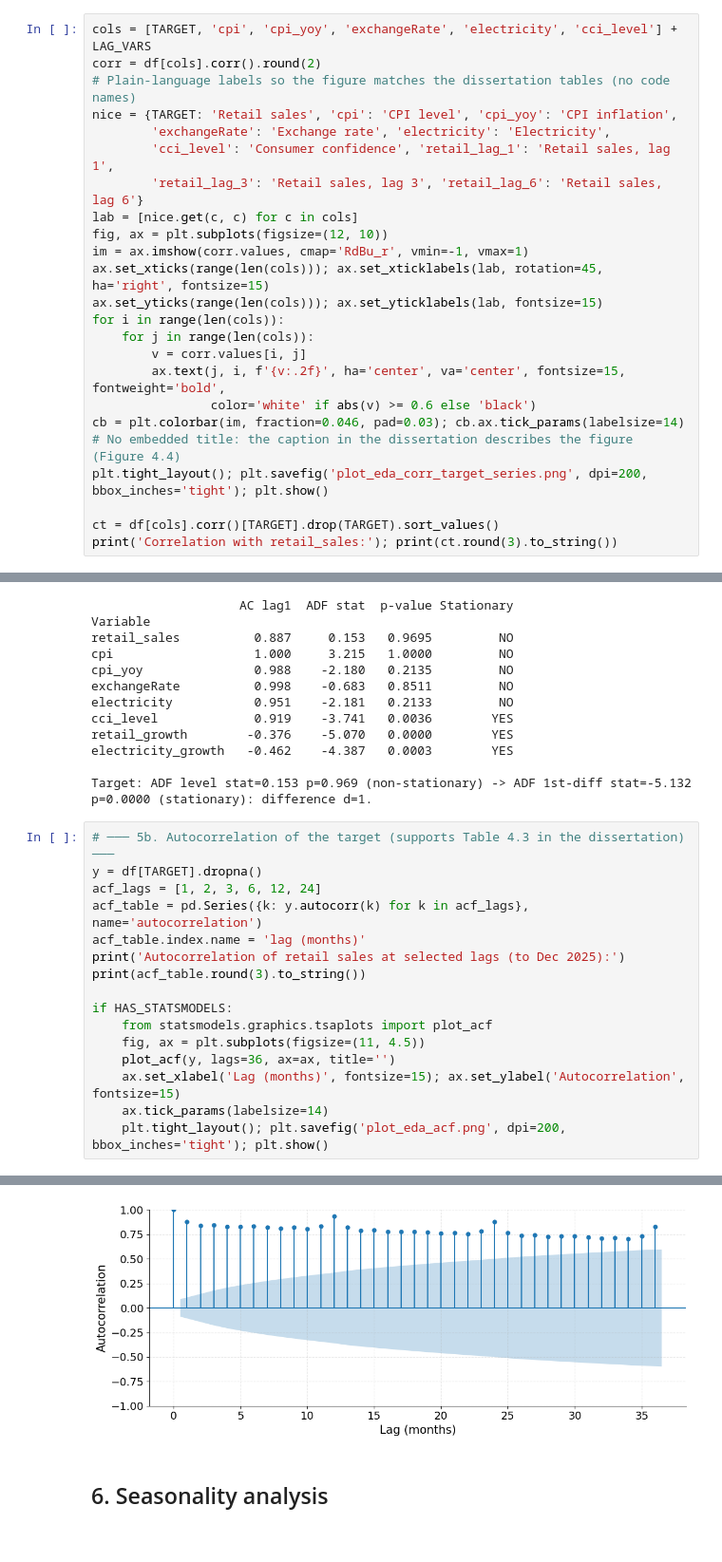
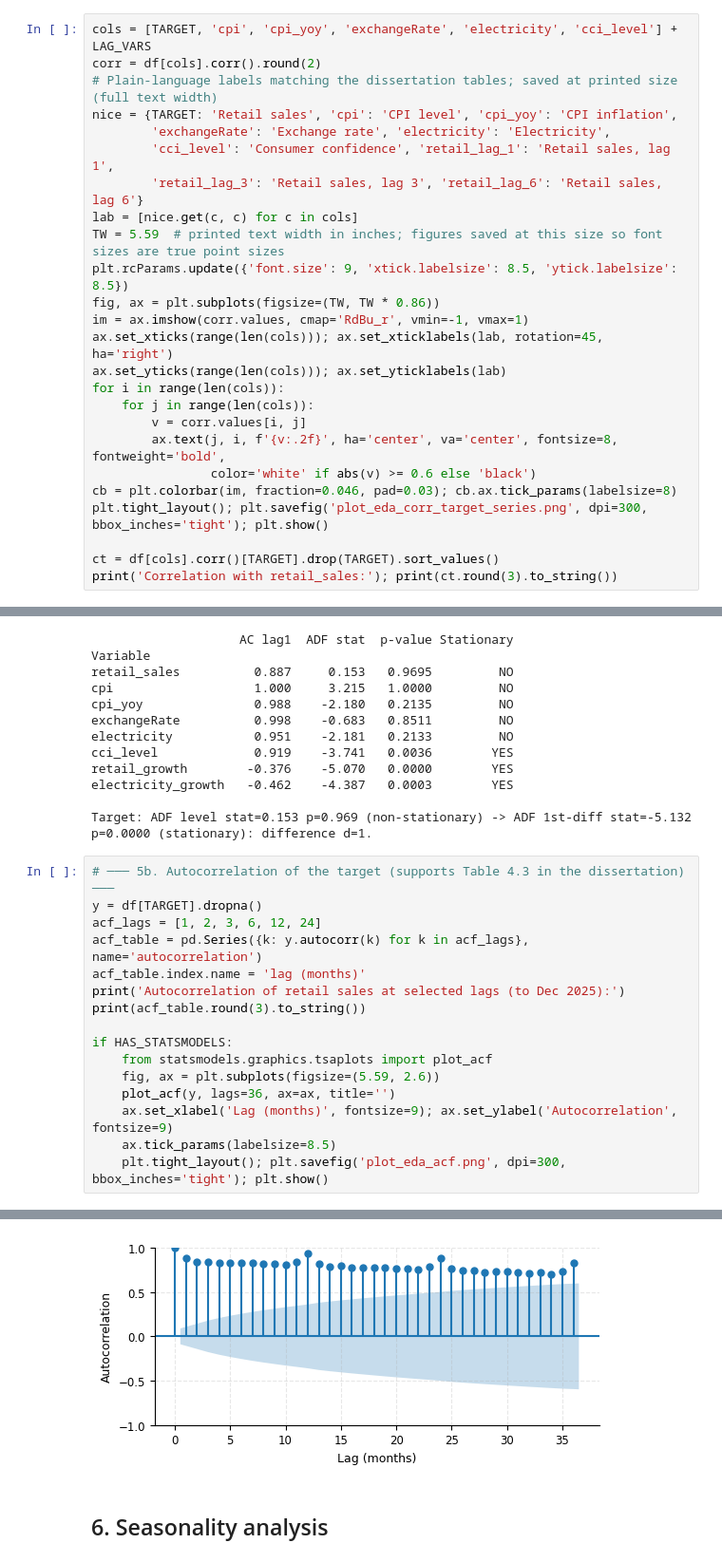
Before and after one commit to thabisop/Tree_Based_ML-Short_Term_Retail_Trade_Sales_Forecasting, a Jupyter notebook: EDA_RetailTradeSales.ipynb, the cells around one changed output, grey strips where cells are left out. Shown at 95% size. Cells and saved outputs as stored; diff of their text form.

```diff
--- a/EDA_RetailTradeSales.ipynb
+++ b/EDA_RetailTradeSales.ipynb
@@ -172,24 +172,25 @@ Max |MoM growth| = 78.2% at 2020-05-31 (COVID). No 2004 artifact.
 # %%
 cols = [TARGET, 'cpi', 'cpi_yoy', 'exchangeRate', 'electricity', 'cci_level'] + LAG_VARS
 corr = df[cols].corr().round(2)
-# Plain-language labels so the figure matches the dissertation tables (no code names)
+# Plain-language labels matching the dissertation tables; saved at printed size (full text width)
 nice = {TARGET: 'Retail sales', 'cpi': 'CPI level', 'cpi_yoy': 'CPI inflation',
         'exchangeRate': 'Exchange rate', 'electricity': 'Electricity',
         'cci_level': 'Consumer confidence', 'retail_lag_1': 'Retail sales, lag 1',
         'retail_lag_3': 'Retail sales, lag 3', 'retail_lag_6': 'Retail sales, lag 6'}
 lab = [nice.get(c, c) for c in cols]
-fig, ax = plt.subplots(figsize=(12, 10))
+TW = 5.59  # printed text width in inches; figures saved at this size so font sizes are true point sizes
+plt.rcParams.update({'font.size': 9, 'xtick.labelsize': 8.5, 'ytick.labelsize': 8.5})
+fig, ax = plt.subplots(figsize=(TW, TW * 0.86))
 im = ax.imshow(corr.values, cmap='RdBu_r', vmin=-1, vmax=1)
-ax.set_xticks(range(len(cols))); ax.set_xticklabels(lab, rotation=45, ha='right', fontsize=15)
-ax.set_yticks(range(len(cols))); ax.set_yticklabels(lab, fontsize=15)
+ax.set_xticks(range(len(cols))); ax.set_xticklabels(lab, rotation=45, ha='right')
+ax.set_yticks(range(len(cols))); ax.set_yticklabels(lab)
 for i in range(len(cols)):
     for j in range(len(cols)):
         v = corr.values[i, j]
-        ax.text(j, i, f'{v:.2f}', ha='center', va='center', fontsize=15, fontweight='bold',
+        ax.text(j, i, f'{v:.2f}', ha='center', va='center', fontsize=8, fontweight='bold',
                 color='white' if abs(v) >= 0.6 else 'black')
-cb = plt.colorbar(im, fraction=0.046, pad=0.03); cb.ax.tick_params(labelsize=14)
-# No embedded title: the caption in the dissertation describes the figure (Figure 4.4)
-plt.tight_layout(); plt.savefig('plot_eda_corr_target_series.png', dpi=200, bbox_inches='tight'); plt.show()
+cb = plt.colorbar(im, fraction=0.046, pad=0.03); cb.ax.tick_params(labelsize=8)
+plt.tight_layout(); plt.savefig('plot_eda_corr_target_series.png', dpi=300, bbox_inches='tight'); plt.show()
 
 ct = df[cols].corr()[TARGET].drop(TARGET).sort_values()
 print('Correlation with retail_sales:'); print(ct.round(3).to_string())
@@ -274,29 +275,29 @@ Target: ADF level stat=0.153 p=0.969 (non-stationary) -> ADF 1st-diff stat=-5.13
 # %%
 # ─── 5b. Autocorrelation of the target (supports Table 4.3 in the dissertation) ───
 y = df[TARGET].dropna()
 acf_lags = [1, 2, 3, 6, 12, 24]
 acf_table = pd.Series({k: y.autocorr(k) for k in acf_lags}, name='autocorrelation')
 acf_table.index.name = 'lag (months)'
 print('Autocorrelation of retail sales at selected lags (to Dec 2025):')
 print(acf_table.round(3).to_string())
 
 if HAS_STATSMODELS:
     from statsmodels.graphics.tsaplots import plot_acf
-    fig, ax = plt.subplots(figsize=(11, 4.5))
+    fig, ax = plt.subplots(figsize=(5.59, 2.6))
     plot_acf(y, lags=36, ax=ax, title='')
-    ax.set_xlabel('Lag (months)', fontsize=15); ax.set_ylabel('Autocorrelation', fontsize=15)
-    ax.tick_params(labelsize=14)
-    plt.tight_layout(); plt.savefig('plot_eda_acf.png', dpi=200, bbox_inches='tight'); plt.show()
+    ax.set_xlabel('Lag (months)', fontsize=9); ax.set_ylabel('Autocorrelation', fontsize=9)
+    ax.tick_params(labelsize=8.5)
+    plt.tight_layout(); plt.savefig('plot_eda_acf.png', dpi=300, bbox_inches='tight'); plt.show()
 # %% [output]
 Autocorrelation of retail sales at selected lags (to Dec 2025):
 lag (months)
 1     0.887
 2     0.854
 3     0.862
 6     0.859
 12    0.987
 24    0.978
-[figure, old version]
+[figure, new version]
 # %% [markdown]
 ## 6. Seasonality analysis
 # %%
```
Also changed, not shown: parts of 8 cells of this notebook.
